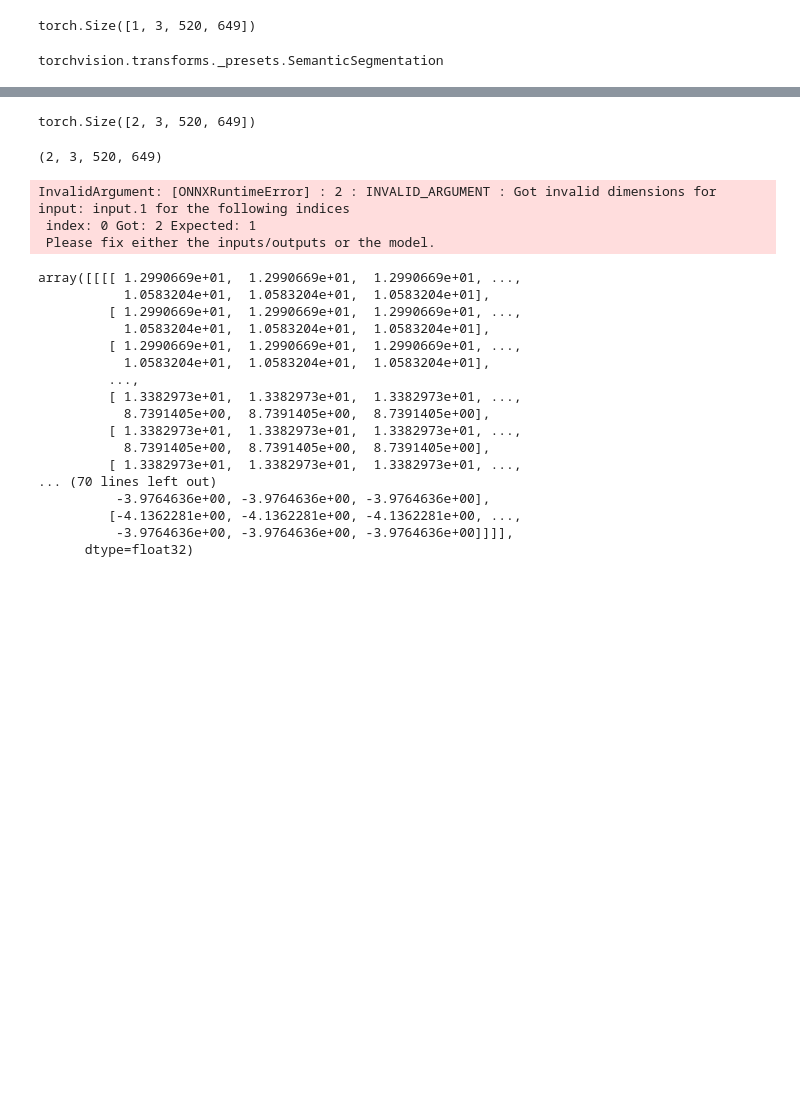
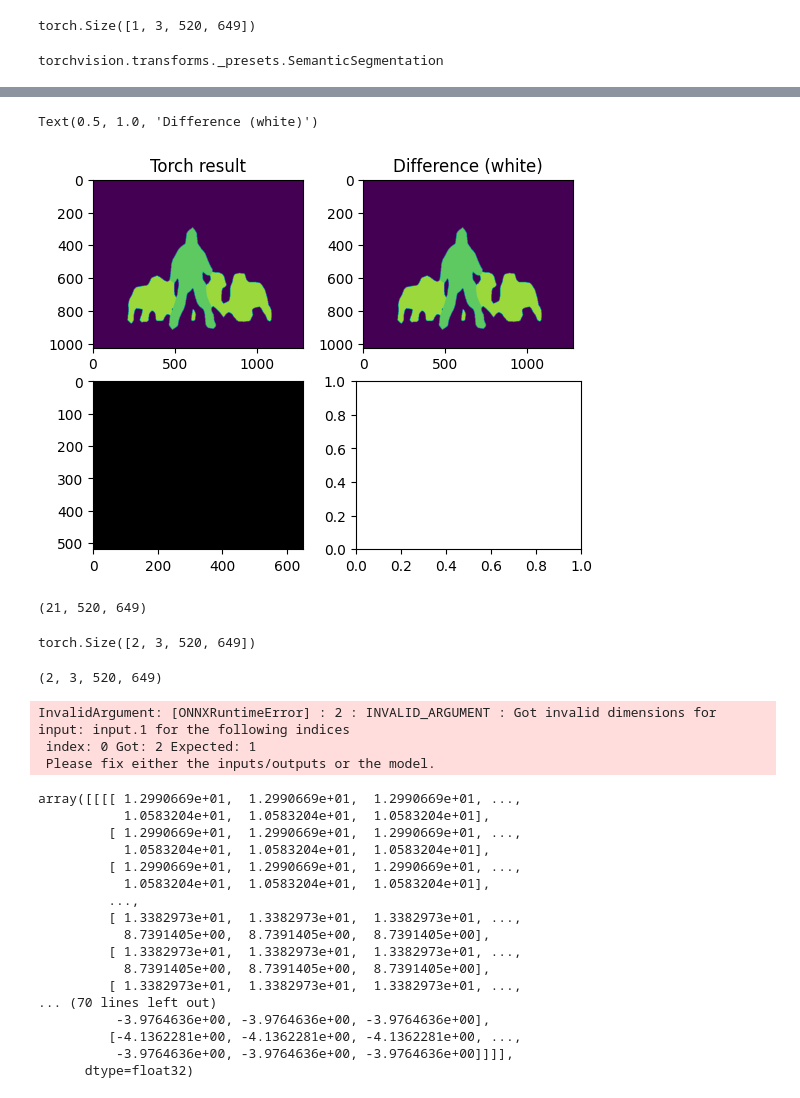
Before and after one commit to Nyctolex/segmentationAPI, a Jupyter notebook: checkpoint/phase1.ipynb, the cells around one changed output, grey strips where cells are left out. Saved outputs shown, nothing was run; the diff lists cells and outputs as text; code cells hidden in the pictures; blank space fills up the shorter version.

```diff
--- a/checkpoint/phase1.ipynb
+++ b/checkpoint/phase1.ipynb
@@ -55,3 +54,65 @@ plt.imshow(r)
+# %%
+import matplotlib.pyplot as plt
+import numpy as np
+
+def prediction_to_image(logits: np.array, outputsize: tuple[int, int] = None) -> np.array:
+    output_predictions = logits.argmax(0)
+    n_classes = prediction[0].shape[0]
+    palette = np.array([2 ** 25 - 1, 2 ** 15 - 1, 2 ** 21 - 1])
+    colors = np.array([i for i in range(n_classes)])[:, None] * palette
+    colors = (colors % 255).astype("uint8")
+    colored_image = Image.fromarray(output_predictions.astype(np.uint8))
+    if outputsize:
+        colored_image = colored_image.resize(outputsize)
+    colored_image.putpalette(colors)
+    return np.array(r)
+
+
+def get_compair_image(array1: np.array, array2: np.array) -> np.array:
+    mask = np.any(array1 != array2, axis=0)
+    # Create an output array for visualization
+    visualization_array = np.zeros_like(array1[0], dtype=np.uint8)  # Initialize as black image
+    visualization_array[mask] = 255  # Set differing pixels to white (255)
+    return visualization_array
+
+temp = prediction[0].detach().cpu().numpy()
+i1 = prediction_to_image(temp, input_image.size)
+
+
+import matplotlib.pyplot as plt
+
+
+fig, axes = plt.subplots(2, 2)
+axes[0, 0].imshow(i1)
+axes[0,0].set_title('Torch result')
+
+axes[0, 1].imshow(i1)
+axes[0,1].set_title('onnx result')
+
+diff_img = get_compair_image(temp, temp)
+axes[1, 0].imshow(diff_img, cmap='gray')
+axes[0,1].set_title('Difference (white)')
+
+
+
+# plt.show()
+
+# output_predictions = prediction[0].argmax(0)
+# n_classes = prediction[0].shape[0]
+# palette = np.array([2 ** 25 - 1, 2 ** 15 - 1, 2 ** 21 - 1])
+# colors = np.array([i for i in range(n_classes)])[:, None] * palette
+# colors = (colors % 255).astype("uint8")
+# # plot the semantic segmentation predictions of 21 classes in each color
+# r = Image.fromarray(output_predictions.byte().cpu().numpy()).resize(input_image.size)
+# r.putpalette(colors)
+# plt.imshow(r)
+# %% [output]
+Text(0.5, 1.0, 'Difference (white)')
+[figure, added]
+# %%
+temp.shape
+# %% [output]
+(21, 520, 649)
 # %%
 normalized_masks = prediction.softmax(dim=1)
 class_to_idx = {cls: idx for (idx, cls) in enumerate(weights.meta["categories"])}
```
Also changed, not shown: parts of 1 cell of this notebook, 4 other files.
